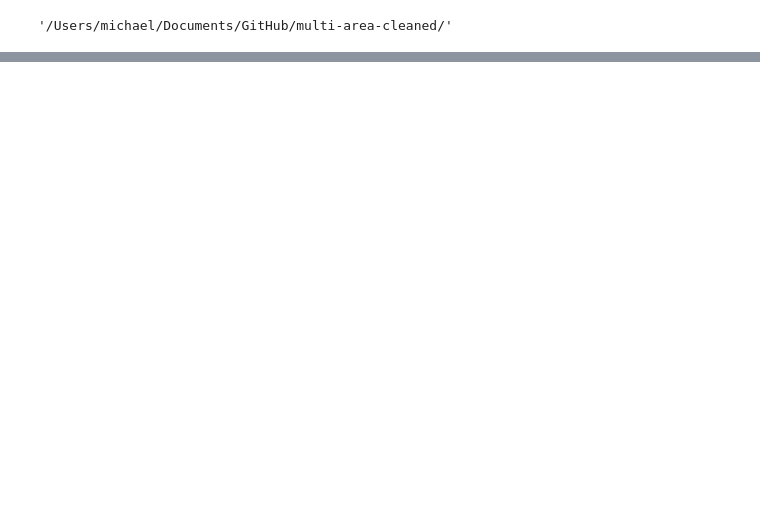
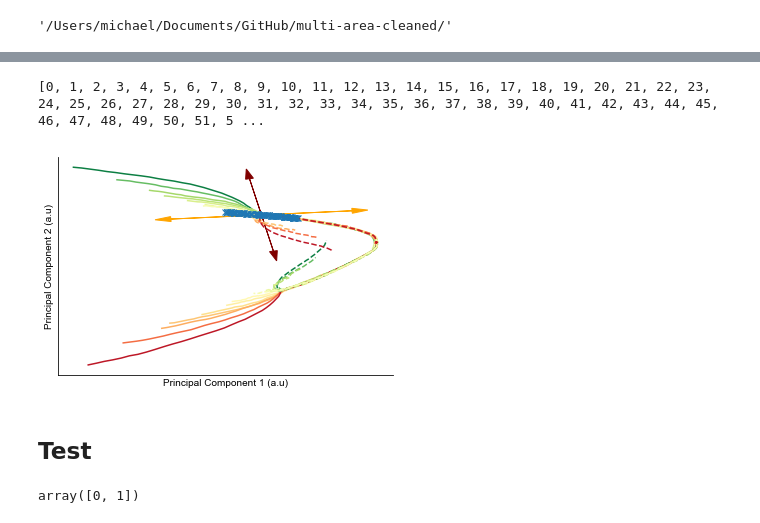
Before and after one commit to mjkleinman/multi-area-cleaned, a Jupyter notebook: sims/dynamics_polished.ipynb, the cells around one changed output, grey strips where cells are left out. Drawn from its saved outputs; the diff is of its cells as text; code cells hidden in the pictures; blank space fills up the shorter version.

```diff
--- a/sims/dynamics_polished.ipynb
+++ b/sims/dynamics_polished.ipynb
@@ -264,0 +298,13 @@ plt.savefig(savePathD + 'PCs+check-on-dynamics.pdf')
+# %%
+PCs = dyn.partition_pca[0]['PCs']
+means = dyn.partition_pca[0]['means']
+
+pulse = 81
+window=np.arange(130)
+for i in range(20):
+    pc_scores  = np.dot(PCs[:, :2].T, (dyn.trials[i]['r'][dyn.partitions[0]].T - means).T)
+    plt.plot(pc_scores[0, window], pc_scores[1, window])
+    plt.plot(pc_scores[0, pulse], pc_scores[1, pulse], color=(0.4,0.7,1), marker='.', markersize=20)
+
+plt.xlabel('PC1')
+plt.ylabel('PC2')
@@ -264,0 +524,66 @@ plt.savefig(savePathD + 'PCs+check-on-dynamics.pdf')
+# %%
+new_h = net.rnn.recurrence(input, hidden)
+def myloss(new_h, hidden):
+    return torch.sum((new_h - hidden) ** 2, axis=1)
+
+area = 0 #0 1 2
+idx_area = idx1
+# idx_area = np.arange(100)
+
+testloss = myloss(new_h, hidden)
+testloss_np = testloss.detach().numpy()
+idx_testloss = [idx for idx,l in enumerate(testloss_np) if l < 1e-2]
+print(idx_testloss)
+
+fixedpoints = hidden.detach().numpy()
+fixedpoints = fixedpoints[idx_testloss]
+
+f = dyn.plot_pcs_area(window=np.arange(0,180), is_x=True, partition_idx=area)
+
+scale = 1
+# f = dyn.plot_input_pcs_area(inputs=[1,-1,-1,1], f=f, is_x=True, scale=scale*2, start_loc='targets1', arrow_color='g')
+# f = dyn.plot_input_pcs_area(inputs=[1,-1,1,-1], f=f, is_x=True, scale=scale*2, start_loc='targets1', arrow_color='r')
+f = dyn.plot_pcs_axis(axis=dir_axis, start_loc='targets1', f=f, scale=6, arrow_color='orange')
+f = dyn.plot_pcs_axis(axis=col_axis, start_loc='targets1', f=f, scale=4, arrow_color='maroon')
+# f = dyn.plot_pcs_axis(axis=ctx_axis, start_loc='targets1', f=f, scale=4, arrow_color='red')
+f = dyn.plot_pcs_axis(axis=-dir_axis, start_loc='targets1', f=f, scale=6, arrow_color='orange')
+f = dyn.plot_pcs_axis(axis=-col_axis, start_loc='targets1', f=f, scale=4, arrow_color='maroon')
+# f = dyn.plot_pcs_axis(axis=-ctx_axis, start_loc='targets1', f=f, scale=4, arrow_color='red')
+
+PCs = dyn.partition_pca[area]['x_PCs']
+means = dyn.partition_pca[area]['x_means']
+
+
+dims = dyn.dims
+scores = np.dot(PCs[:, dims].T, (fixedpoints[:, idx_area] - means).T)
+
+
+plt.plot(scores[0, :], scores[1, :], 'x')
+
+# plt.axis('off')
+
+# Beautification
+ax = plt.gca()
+ax.spines['top'].set_visible(False)
+ax.spines['right'].set_visible(False)
+plt.xlabel('Principal Component 1 (a.u)')
+plt.ylabel('Principal Component 2 (a.u)')
+plt.xticks([])
+plt.yticks([])
+
+plt.title('')
+if left_right == -1:
+    save_string = 'PCs_area1_bot.pdf'
+elif left_right == 1:
+    save_string = 'PCs_area1_top.pdf'
+
+plt.savefig(savePathD + save_string, format='pdf', dpi=None, bbox_inches='tight')
+# %% [output]
+[0, 1, 2, 3, 4, 5, 6, 7, 8, 9, 10, 11, 12, 13, 14, 15, 16, 17, 18, 19, 20, 21, 22, 23, 24, 25, 26, 27, 28, 29, 30, 31, 32, 33, 34, 35, 36, 37, 38, 39, 40, 41, 42, 43, 44, 45, 46, 47, 48, 49, 50, 51, 5 ...
+[figure, added]
+# %% [markdown]
+## Test
+# %%
+dims
+# %% [output]
+array([0, 1])
```
Also changed, not shown: parts of 25 cells of this notebook, 5 other files.
